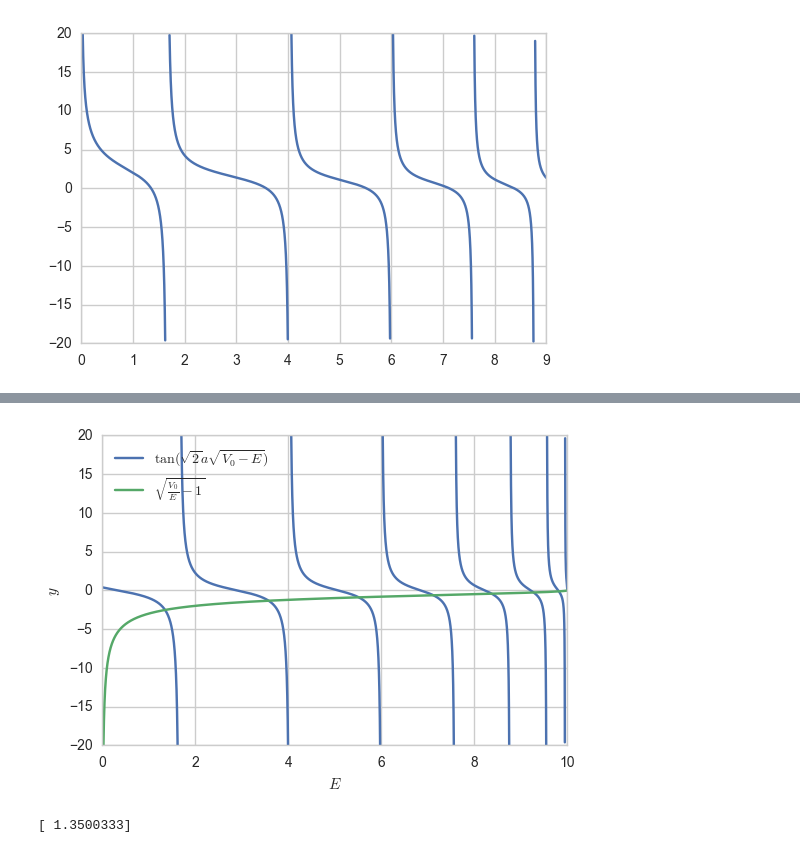
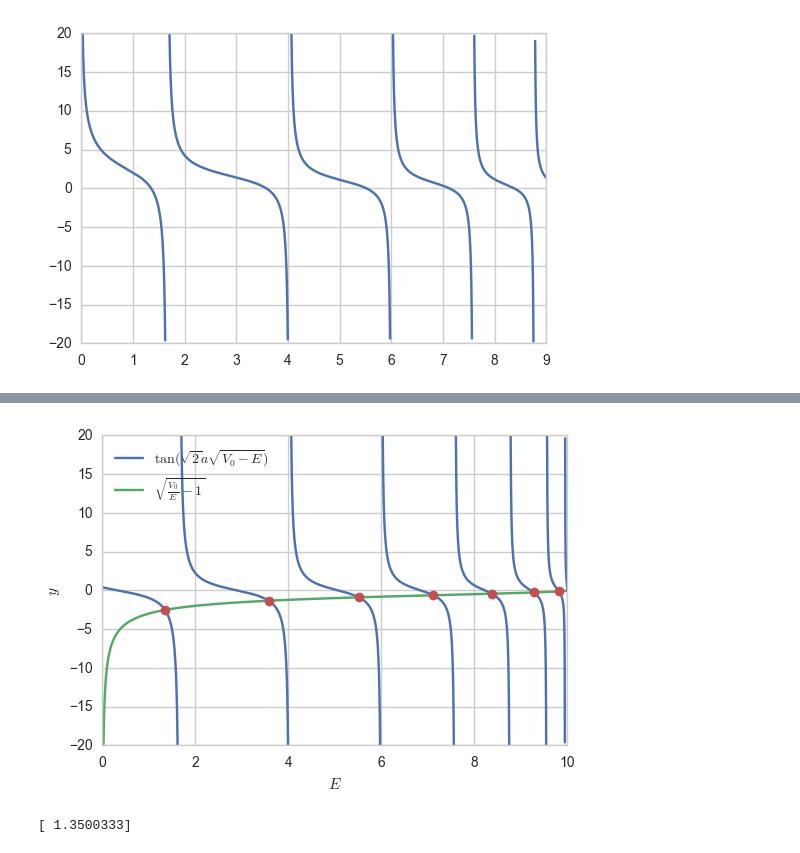
Before and after one commit to elena-orlova/electron, a Jupyter notebook: Potentials.ipynb, the cells around one changed output, grey strips where cells are left out. Cells and saved outputs as stored; diff of their text form; code cells hidden in the pictures.

```diff
--- a/Potentials.ipynb
+++ b/Potentials.ipynb
@@ -98,23 +106,23 @@ print(plt.style.available)
 # %%
 xx = np.linspace(0,10.0,100000)
 yy1 = f1(xx)
 yy2 = f2(xx)
 yy1[yy1>20] = np.inf
 yy1[yy1<-20] = np.inf
 yy2[yy2>20] = np.inf
 yy2[yy2<-20] = np.inf
-plt.style.use('seaborn-whitegrid')
+#plt.style.use('seaborn-whitegrid')
 plt.plot(xx,yy1,label=r'$\tan(\sqrt{2} a \sqrt{V_0-E})$')
 plt.plot(xx,yy2,label=r'$\sqrt{\frac{V_0}{E}-1}$')
-#plt.plot(ens[ens<=10.0],f1(ens[ens<=10.0]),'o')
+plt.plot(ens[ens <= 10.0],f1(ens[ens <= 10.0]),'o')
 plt.legend(loc='best')
 plt.ylim([-20,20])
 #plt.grid(True)
 plt.xlabel(r'$E$')
 plt.ylabel(r'$y$')
 plt.savefig('tan-sqrt.pdf')
 # %% [output]
-[figure, old version]
+[figure, new version]
 # %%
 print (root(f,1.0).x)
 # %% [output]
```
Also changed, not shown: parts of 51 cells of this notebook, 4 other files.
